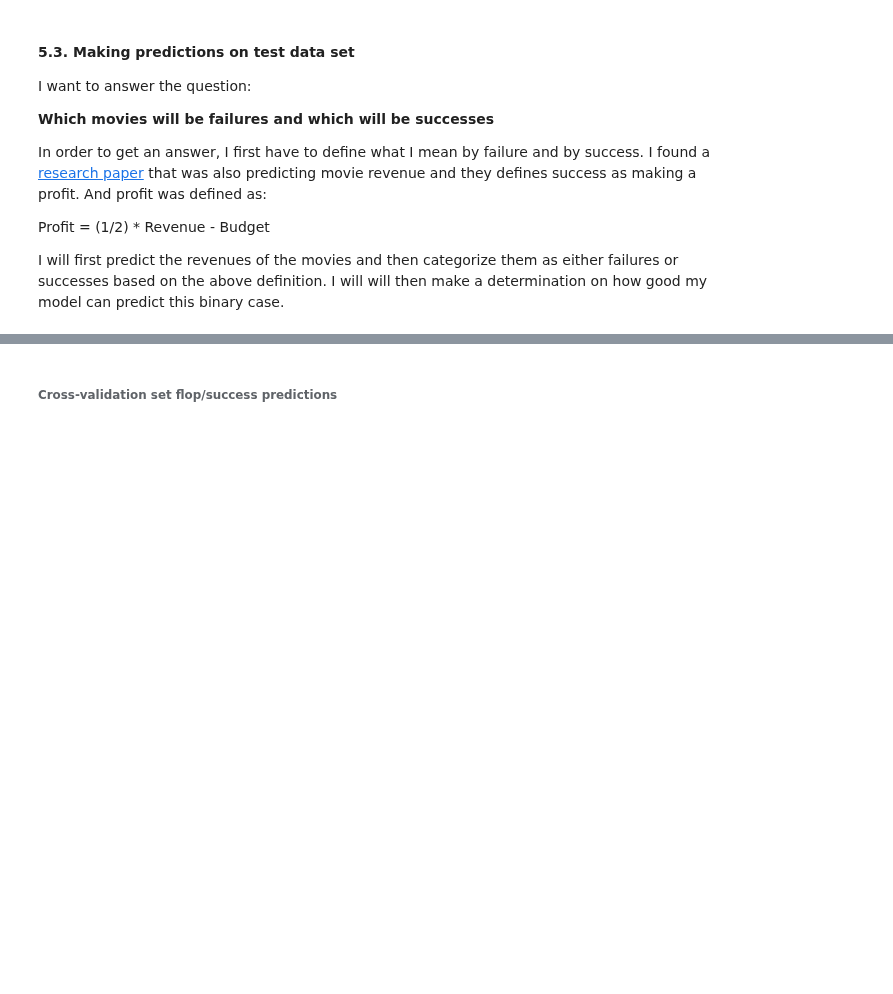
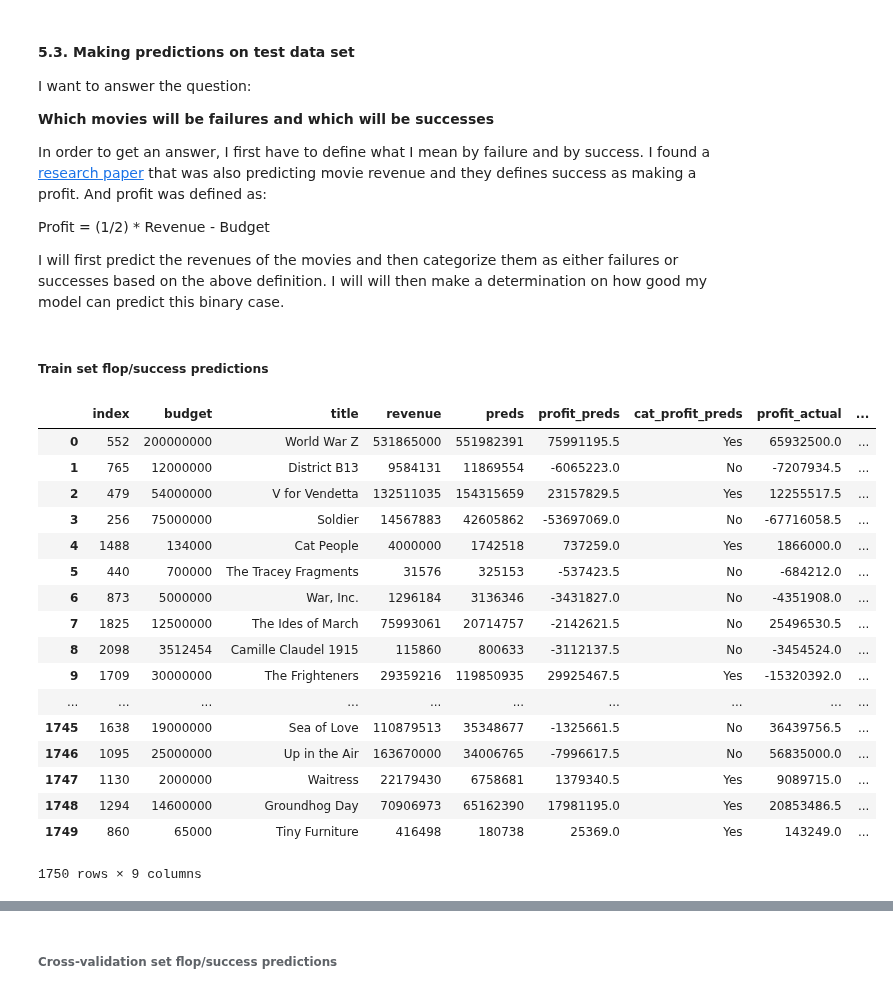
Before and after one commit to julianikulski/tmdb, a Jupyter notebook: tmdb.ipynb, the cells around one changed output, grey strips where cells are left out. Drawn from its saved outputs; the diff is of its cells as text; code cells hidden in the pictures; blank space fills up the shorter version.

```diff
--- a/tmdb.ipynb
+++ b/tmdb.ipynb
@@ -2192,0 +2261,25 @@ I will first predict the revenues of the movies and then categorize them as eith
+# %% [markdown]
+##### Train set flop/success predictions
+# %%
+# Get dataframe containing predictions on flops and successes of movies
+flop_success_X_train = flop_success_preds(train_features_with_title, X_train, y_pred_train_lgb, train_set=True, label_df=train_revenue)
+flop_success_X_train
+# %% [output]
+|  | index | budget | title | revenue | preds | profit_preds | cat_profit_preds | profit_actual | ... |
+| 0 | 552 | 200000000 | World War Z | 531865000 | 551982391 | 75991195.5 | Yes | 65932500.0 | ... |
+| 1 | 765 | 12000000 | District B13 | 9584131 | 11869554 | -6065223.0 | No | -7207934.5 | ... |
+| 2 | 479 | 54000000 | V for Vendetta | 132511035 | 154315659 | 23157829.5 | Yes | 12255517.5 | ... |
+| 3 | 256 | 75000000 | Soldier | 14567883 | 42605862 | -53697069.0 | No | -67716058.5 | ... |
+| 4 | 1488 | 134000 | Cat People | 4000000 | 1742518 | 737259.0 | Yes | 1866000.0 | ... |
+| 5 | 440 | 700000 | The Tracey Fragments | 31576 | 325153 | -537423.5 | No | -684212.0 | ... |
+| 6 | 873 | 5000000 | War, Inc. | 1296184 | 3136346 | -3431827.0 | No | -4351908.0 | ... |
+| 7 | 1825 | 12500000 | The Ides of March | 75993061 | 20714757 | -2142621.5 | No | 25496530.5 | ... |
+| 8 | 2098 | 3512454 | Camille Claudel 1915 | 115860 | 800633 | -3112137.5 | No | -3454524.0 | ... |
+| 9 | 1709 | 30000000 | The Frighteners | 29359216 | 119850935 | 29925467.5 | Yes | -15320392.0 | ... |
+| ... | ... | ... | ... | ... | ... | ... | ... | ... | ... |
+| 1745 | 1638 | 19000000 | Sea of Love | 110879513 | 35348677 | -1325661.5 | No | 36439756.5 | ... |
+| 1746 | 1095 | 25000000 | Up in the Air | 163670000 | 34006765 | -7996617.5 | No | 56835000.0 | ... |
+| 1747 | 1130 | 2000000 | Waitress | 22179430 | 6758681 | 1379340.5 | Yes | 9089715.0 | ... |
+| 1748 | 1294 | 14600000 | Groundhog Day | 70906973 | 65162390 | 17981195.0 | Yes | 20853486.5 | ... |
+| 1749 | 860 | 65000 | Tiny Furniture | 416498 | 180738 | 25369.0 | Yes | 143249.0 | ... |
+1750 rows × 9 columns
```
Also changed, not shown: parts of 8 cells of this notebook.
